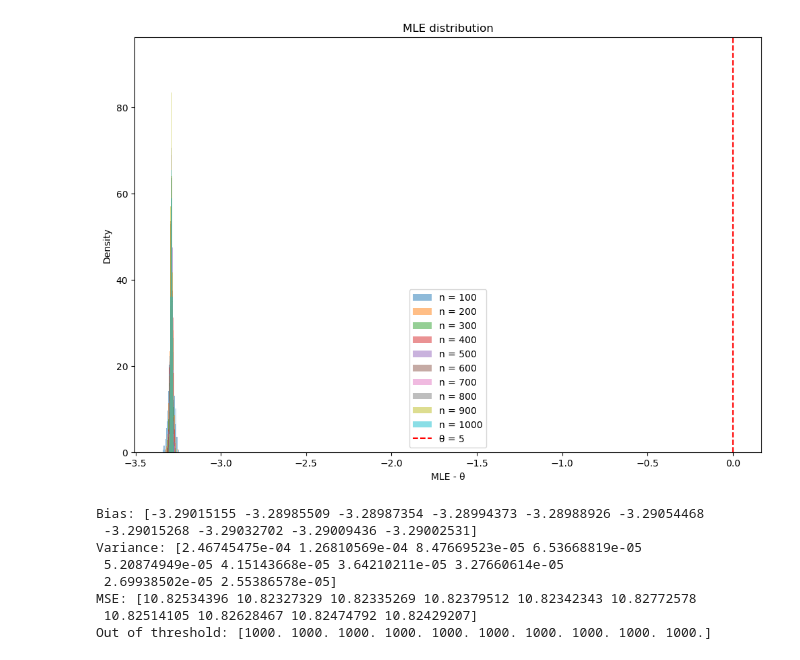
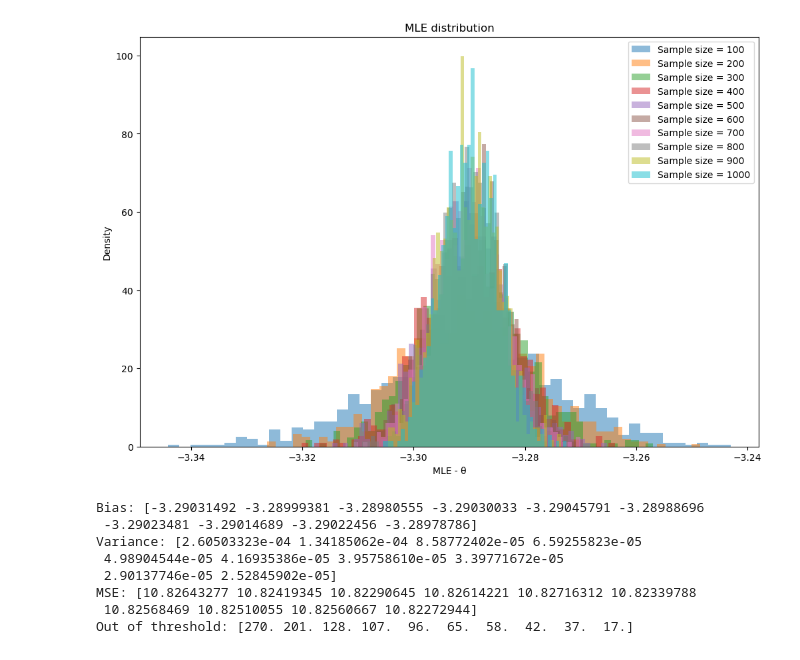
Before and after one commit to AntonSexov/statistics, a Jupyter notebook: lab_2/main.ipynb, the cells around one changed output. Cells and saved outputs as stored; diff of their text form; code cells hidden in the pictures.

```diff
--- a/lab_2/main.ipynb
+++ b/lab_2/main.ipynb
@@ -3,72 +3,69 @@ import numpy as np
 import scipy.stats as stats
 import matplotlib.pyplot as plt
 # %%
-import numpy as np
-import scipy.stats as stats
-import matplotlib.pyplot as plt
 
-# Задаем распределение и функцию логираспределения.
 def f_theta(x, theta):
     return (3 * x**2 / np.sqrt(2 * np.pi)) * np.exp(-((theta - x**3)**2) / 2)
 
 def log_likelihood(x, theta):
     return np.sum(np.log(f_theta(x, theta)))
 
-# Задаем функцию для поиска максимальной оценки правдоподобия параметра 𝜃.
+
+# дифф по тете и получил вот ето
 def mle(x):
     return np.cbrt(np.mean(x**3))
 
-# Задает параметры эксперимента: объемы выборки, количество выборок для каждого объема выборки и порог для оценки отличия от реального параметра.
+
 theta = 5
 n_list = [i * 100 for i in range(1,11)]
 m = 1000
-threshold = 0.5
+threshold = 3.3
 
 # Задает массивы для хранения результатов.
 mle_results = np.zeros((len(n_list), m))
 bias_results = np.zeros(len(n_list))
 variance_results = np.zeros(len(n_list))
 mse_results = np.zeros(len(n_list))
 out_of_threshold = np.zeros(len(n_list))
 
-# Проводит эксперимент для каждого объема выборки: генерирует выборку, считает оценку параметра, считает выборочные характеристики.
 for i, n in enumerate(n_list):
     for j in range(m):
-        # Генерируем выборку.
+
         u = np.random.uniform(0, 1, n)
         x = np.cbrt(np.sqrt(2) * stats.norm.ppf(u) + theta)
 
-        # Считаем оценку параметра.
+
         mle_results[i, j] = mle(x)
 
-    # Считает выборочные характеристики.
+
     bias_results[i] = np.mean(mle_results[i, :]) - theta
     variance_results[i] = np.var(mle_results[i, :])
     mse_results[i] = np.mean((mle_results[i, :] - theta)**2)
+
+    #проверка абсолютной ошибки
     out_of_threshold[i] = np.sum(np.abs(mle_results[i, :] - theta) > threshold)
 
-# Визуализирует результаты: строит гистограммы распределения оценок и выводит в консоль значения смещения, дисперсии, среднеквадратичной ошибки и количества выборок, для которых оценка отличается от реального параметра более чем на заданный порог.
+
 plt.figure(figsize=(12, 8))
 for i, n in enumerate(n_list):
-    plt.hist(mle_results[i, :] - theta, bins=50, density=True, alpha=0.5, label=f"n = {n}")
-plt.axvline(0, color="red", linestyle="--", label=f"θ = {theta}")
+    plt.hist((mle_results[i, :] - theta), bins=50, density=True, alpha=0.5, label=f"Sample size = {n}")
 plt.legend()
 plt.xlabel("MLE - θ")
 plt.ylabel("Density")
 plt.title("MLE distribution")
 plt.show()
 
 print("Bias:", bias_results)
 print("Variance:", variance_results)
 print("MSE:", mse_results)
 print("Out of threshold:", out_of_threshold)
 # %% [output]
-[figure, old version]
+[figure, new version]
-Bias: [-3.29015155 -3.28985509 -3.28987354 -3.28994373 -3.28988926 -3.29054468
- -3.29015268 -3.29032702 -3.29009436 -3.29002531]
-Variance: [2.46745475e-04 1.26810569e-04 8.47669523e-05 6.53668819e-05
- 5.20874949e-05 4.15143668e-05 3.64210211e-05 3.27660614e-05
- 2.69938502e-05 2.55386578e-05]
-MSE: [10.82534396 10.82327329 10.82335269 10.82379512 10.82342343 10.82772578
- 10.82514105 10.82628467 10.82474792 10.82429207]
-Out of threshold: [1000. 1000. 1000. 1000. 1000. 1000. 1000. 1000. 1000. 1000.]
+Bias: [-3.29031492 -3.28999381 -3.28980555 -3.29030033 -3.29045791 -3.28988696
+ -3.29023481 -3.29014689 -3.29022456 -3.28978786]
+Variance: [2.60503323e-04 1.34185062e-04 8.58772402e-05 6.59255823e-05
+ 4.98904544e-05 4.16935386e-05 3.95758610e-05 3.39771672e-05
+ 2.90137746e-05 2.52845902e-05]
+MSE: [10.82643277 10.82419345 10.82290645 10.82614221 10.82716312 10.82339788
+ 10.82568469 10.82510055 10.82560667 10.82272944]
+Out of threshold: [270. 201. 128. 107.  96.  65.  58.  42.  37.  17.]
```
